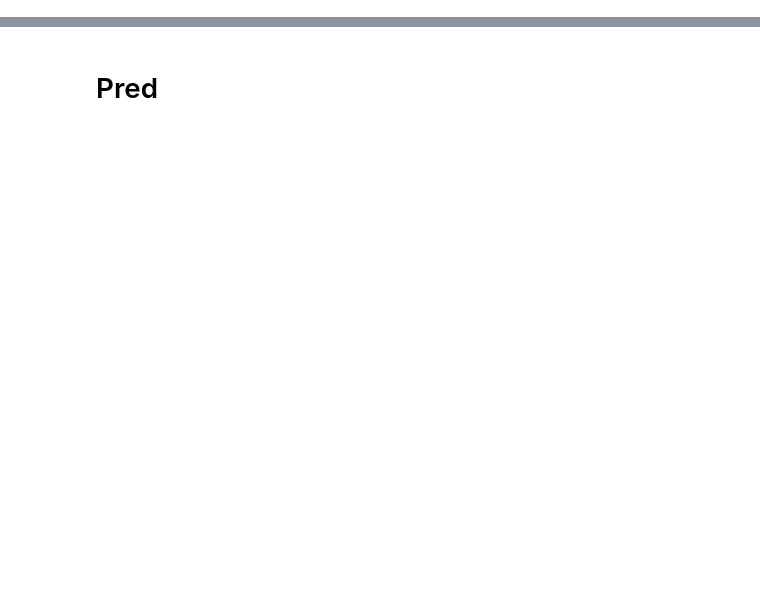
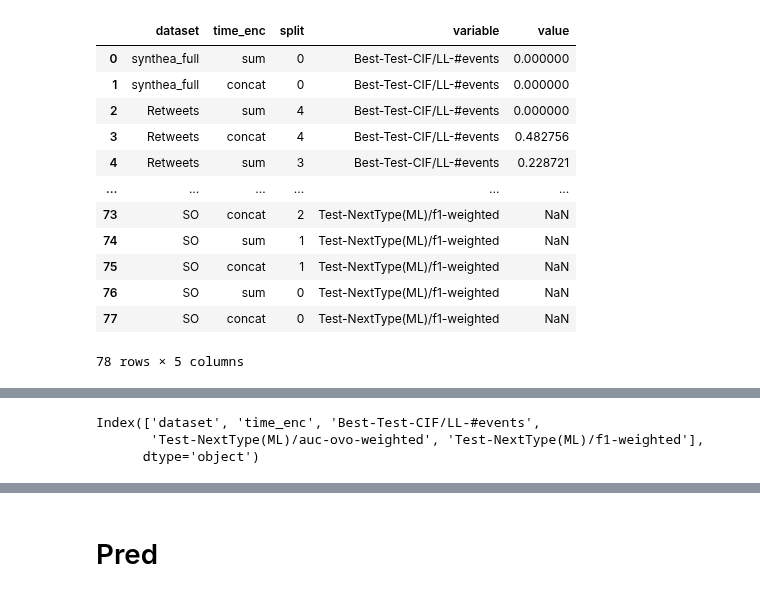
Before and after one commit to hojjatkarami/tedam2, a Jupyter notebook: jup_res.ipynb, the cells around one changed output, grey strips where cells are left out. Saved outputs shown, nothing was run; the diff lists cells and outputs as text; code cells hidden in the pictures; blank space fills up the shorter version.

```diff
--- a/jup_res.ipynb
+++ b/jup_res.ipynb
@@ -91,0 +101,3 @@ dict_keys(['w', 'lr', 'log', 'mod', 'per', 'cuda', 'data', 'date', 'demo', 'prof
+# %%
+df_filt = dl_runs(runs, selected_tag=None)
+df_filt
@@ -91,0 +122,55 @@ dict_keys(['w', 'lr', 'log', 'mod', 'per', 'cuda', 'data', 'date', 'demo', 'prof
+# %%
+i_groupby_row =['dataset']
+i_groupby_col = ['time_enc']
+i_agg = ['split']
+i_metric = ['Best-Test-CIF/LL-#events', 'Test-NextType(ML)/auc-ovo-weighted','Test-NextType(ML)/f1-weighted']
+# i_metric = ['Test-CIF/NLL-#events']
+i_stats=['mean','std']
+# i_stats=['mean']
+
+#df_filt.iloc[0].config.keys()
+
+d_name = [x for x in df_filt.name]
+
+df_config = pd.DataFrame(   [{k:v for k,v in x.items()} for x in df_filt.config]    )
+
+df_summary = pd.DataFrame(   [{k:v for k,v in x.items()} for x in df_filt.summary]    )
+
+df = pd.concat([df_config, df_summary],axis=1)
+# df.name = df_filt.name
+df = df[i_groupby_row + i_groupby_col + i_agg + i_metric]
+
+
+# df = df.melt(id_vars=i_groupby_row + i_groupby_col + i_agg ,value_vars=i_metric, var_name='Metric')
+
+
+
+
+a0 = df.groupby(i_groupby_row + i_groupby_col)[i_metric].size().rename('runs')
+
+a1 = df.groupby(i_groupby_row + i_groupby_col)[i_metric].aggregate(i_stats).round(3)
+
+a1 = df.groupby(i_groupby_row + i_groupby_col)[i_metric].aggregate(lambda x:str(round(x.mean(),2))  + ' (' + str(round(x.std(),2))  +')'  ).reset_index() #
+
+# a4 = df.groupby(i_by)[i_metric].apply(lambda x:x.round(3).tolist())   # x.round(3).tolist()
+a1
+a1.columns
+a1.reset_index().pivot(index=i_groupby_row+i_metric,columns=i_groupby_col)
+
+
+
+# a1.to_excel("aaa.xlsx")
+# %% [output]
+|  | dataset | time_enc | split | variable | value |
+| 0 | synthea_full | sum | 0 | Best-Test-CIF/LL-#events | 0.000000 |
+| 1 | synthea_full | concat | 0 | Best-Test-CIF/LL-#events | 0.000000 |
+| 2 | Retweets | sum | 4 | Best-Test-CIF/LL-#events | 0.000000 |
+| 3 | Retweets | concat | 4 | Best-Test-CIF/LL-#events | 0.482756 |
+| 4 | Retweets | sum | 3 | Best-Test-CIF/LL-#events | 0.228721 |
+| ... | ... | ... | ... | ... | ... |
+| 73 | SO | concat | 2 | Test-NextType(ML)/f1-weighted | NaN |
+| 74 | SO | sum | 1 | Test-NextType(ML)/f1-weighted | NaN |
+| 75 | SO | concat | 1 | Test-NextType(ML)/f1-weighted | NaN |
+| 76 | SO | sum | 0 | Test-NextType(ML)/f1-weighted | NaN |
+| 77 | SO | concat | 0 | Test-NextType(ML)/f1-weighted | NaN |
+78 rows × 5 columns
@@ -91,0 +184,3 @@ dict_keys(['w', 'lr', 'log', 'mod', 'per', 'cuda', 'data', 'date', 'demo', 'prof
+Index(['dataset', 'time_enc', 'Best-Test-CIF/LL-#events',
+       'Test-NextType(ML)/auc-ovo-weighted', 'Test-NextType(ML)/f1-weighted'],
+      dtype='object')
```
Also changed, not shown: parts of 5 cells of this notebook, 2 other files.
